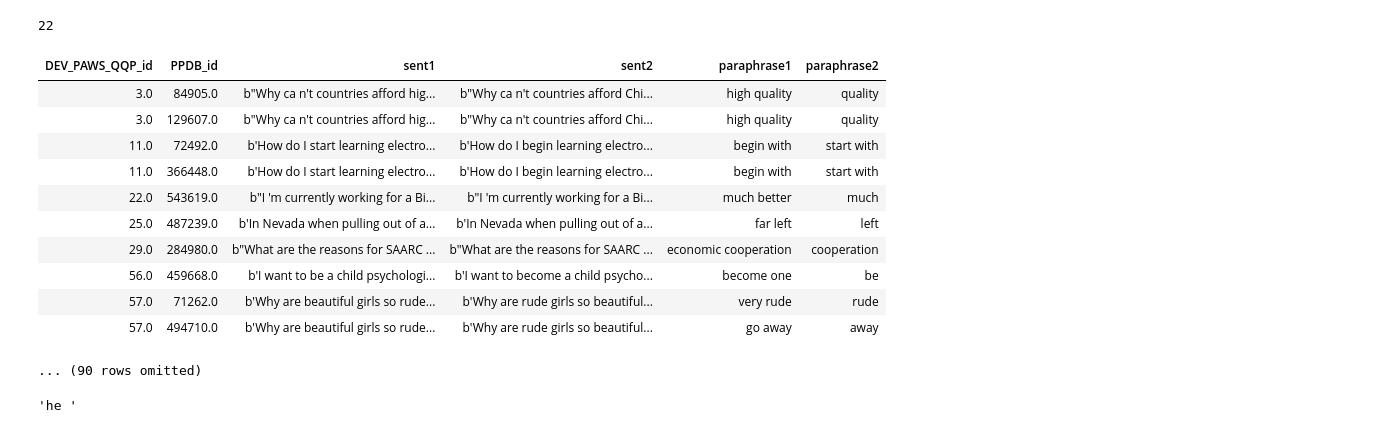
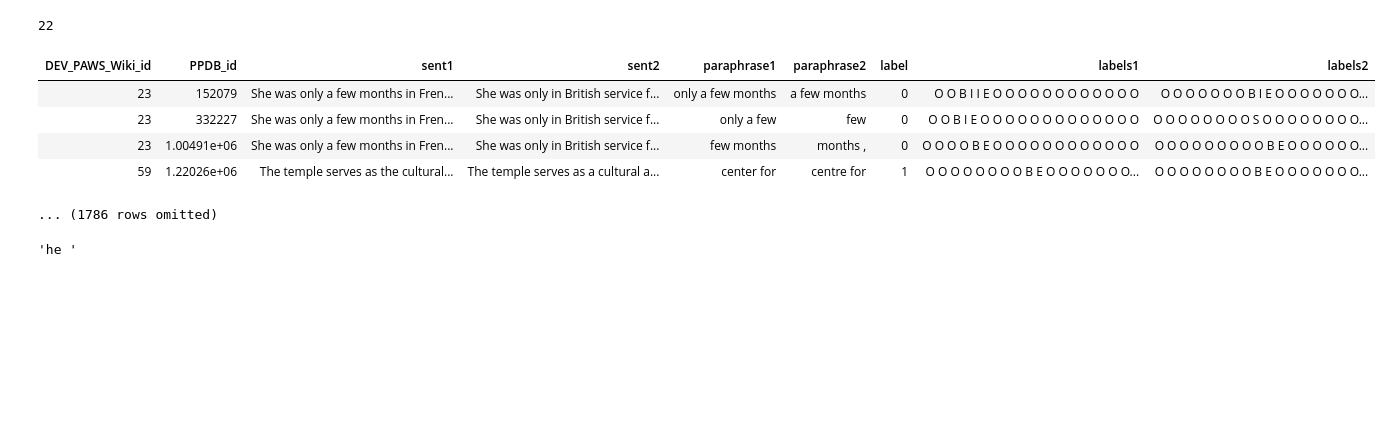
Before and after one commit to AladarMiao/Sinica, a Jupyter notebook: PAWS_Wiki_PPDB.ipynb, the cells around one changed output. Drawn from its saved outputs; the diff is of its cells as text; code cells hidden in the pictures; blank space fills up the shorter version.

```diff
--- a/PAWS_Wiki_PPDB.ipynb
+++ b/PAWS_Wiki_PPDB.ipynb
@@ -298,10 +317,10 @@ label_data.show(4)
 ... (96 rows omitted)
 # %%
 
-sent1=label_data.column("sent1")
-sent2=label_data.column("sent2")
-para1=label_data.column("paraphrase1")
-para2=label_data.column("paraphrase2")
+sent1=phrase_dataset.column("sent1")
+sent2=phrase_dataset.column("sent2")
+para1=phrase_dataset.column("paraphrase1")
+para2=phrase_dataset.column("paraphrase2")
 
 gg = [x.split() for x in sent1]
 hh = [x.split() for x in sent2]
@@ -326,19 +345,14 @@ for x in labels1:
 joined2=[]
 for x in labels2:
     joined2.append(" ".join(x))
-# %%
-label_data
-# %% [output]
-| DEV_PAWS_QQP_id | PPDB_id | sent1 | sent2 | paraphrase1 | paraphrase2 |
-| 3.0 | 84905.0 | b"Why ca n't countries afford hig... | b"Why ca n't countries afford Chi... | high quality | quality |
-| 3.0 | 129607.0 | b"Why ca n't countries afford hig... | b"Why ca n't countries afford Chi... | high quality | quality |
-| 11.0 | 72492.0 | b'How do I start learning electro... | b'How do I begin learning electro... | begin with | start with |
-| 11.0 | 366448.0 | b'How do I start learning electro... | b'How do I begin learning electro... | begin with | start with |
-| 22.0 | 543619.0 | b"I 'm currently working for a Bi... | b"I 'm currently working for a Bi... | much better | much |
-| 25.0 | 487239.0 | b'In Nevada when pulling out of a... | b'In Nevada when pulling out of a... | far left | left |
-| 29.0 | 284980.0 | b"What are the reasons for SAARC ... | b"What are the reasons for SAARC ... | economic cooperation | cooperation |
-| 56.0 | 459668.0 | b'I want to be a child psychologi... | b'I want to become a child psycho... | become one | be |
-| 57.0 | 71262.0 | b'Why are beautiful girls so rude... | b'Why are rude girls so beautiful... | very rude | rude |
-| 57.0 | 494710.0 | b'Why are beautiful girls so rude... | b'Why are rude girls so beautiful... | go away | away |
-... (90 rows omitted)
+# %%
+phrase_dataset=phrase_dataset.with_columns("labels1", joined1, "labels2", joined2)
+phrase_dataset.show(4)
+# %% [output]
+| DEV_PAWS_Wiki_id | PPDB_id | sent1 | sent2 | paraphrase1 | paraphrase2 | label | labels1 | labels2 |
+| 23 | 152079 | She was only a few months in Fren... | She was only in British service f... | only a few months | a few months | 0 | O O B I I E O O O O O O O O O O O O | O O O O O O O B I E O O O O O O O... |
+| 23 | 332227 | She was only a few months in Fren... | She was only in British service f... | only a few | few | 0 | O O B I E O O O O O O O O O O O O O | O O O O O O O O S O O O O O O O O... |
+| 23 | 1.00491e+06 | She was only a few months in Fren... | She was only in British service f... | few months | months , | 0 | O O O O B E O O O O O O O O O O O O | O O O O O O O O O B E O O O O O O... |
+| 59 | 1.22026e+06 | The temple serves as the cultural... | The temple serves as a cultural a... | center for | centre for | 1 | O O O O O O O O B E O O O O O O O... | O O O O O O O O B E O O O O O O O... |
+... (1786 rows omitted)
 # %%
```
Also changed, not shown: parts of 8 cells of this notebook, 1 other file.
